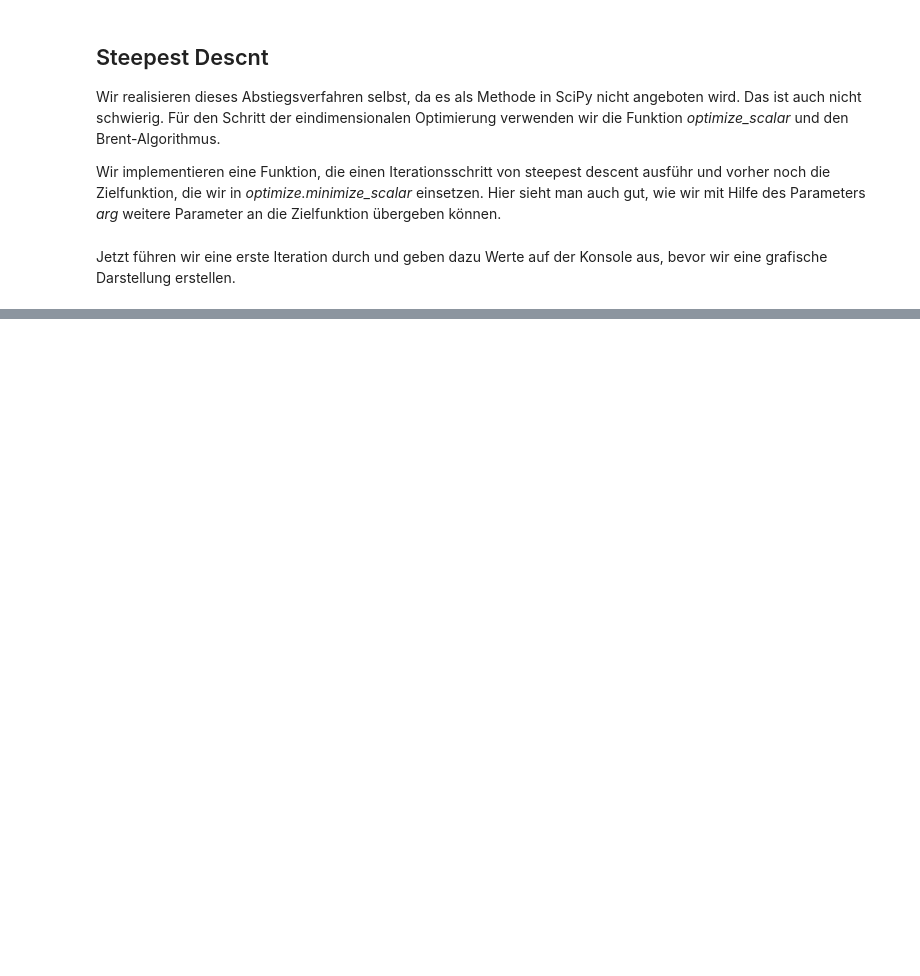
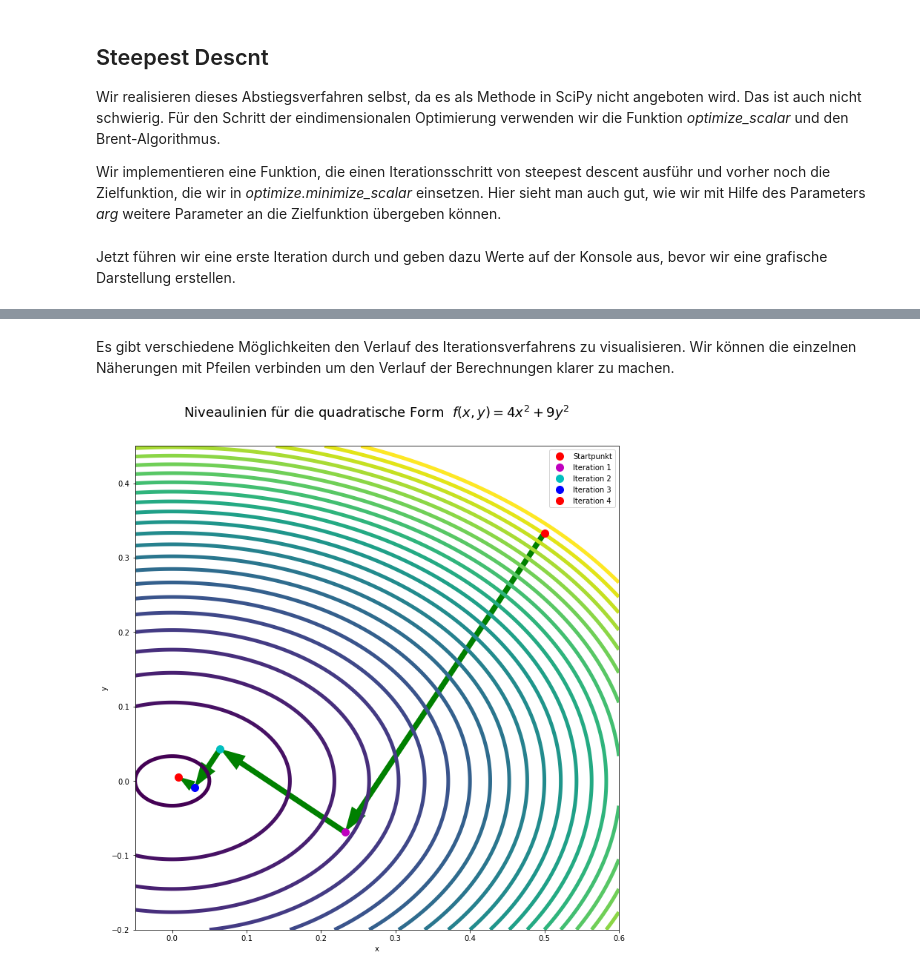
Before and after one commit to MBrill/Jupyter, a Jupyter notebook: Optimierung/steepestDescent.ipynb, the cells around one changed output, grey strips where cells are left out. Drawn from its saved outputs; the diff is of its cells as text; code cells hidden in the pictures; blank space fills up the shorter version.

```diff
--- a/Optimierung/steepestDescent.ipynb
+++ b/Optimierung/steepestDescent.ipynb
@@ -115,0 +175,47 @@ Funktionswert an diesem Punkt: 0.2577319587628866
+# %% [markdown]
+Es gibt verschiedene Möglichkeiten den Verlauf des Iterationsverfahrens zu visualisieren. Wir können die einzelnen Näherungen mit Pfeilen verbinden um den Verlauf der Berechnungen klarer zu machen.
+# %%
+fig = plt.figure(figsize=(12.0, 12.0))
+ax = fig.add_subplot(111)
+ax.set_aspect('equal')
+cplot = plt.contour(x, y, z,
+                    levels=levels,
+                    linewidths=5,
+                    extent=(xmin, xmax, -ymin, ymax))
+
+plt.plot(x0, y0, 'ro', markersize=10, label='Startpunkt')
+plt.plot(x1, y1, 'mo', markersize=10, label='Iteration 1')
+plt.plot(x2, y2, 'co', markersize=10, label='Iteration 2')
+plt.plot(x3, y3, 'bo', markersize=10, label='Iteration 3')
+plt.plot(x4, y4, 'ro', markersize=10, label='Iteration 4')
+
+plt.arrow(x0, y0, x1-x0, y1-y0,
+          width=0.0075,
+          fc='g',
+          ec='none',
+          length_includes_head=True)
+plt.arrow(x1, y1, x2-x1, y2-y1,
+          width=0.0075,
+          fc='g',
+          ec='none',
+          length_includes_head=True)
+plt.arrow(x2, y2, x3-x2, y3-y2,
+          width=0.0075,
+          fc='g',
+          ec='none',
+          length_includes_head=True)
+plt.arrow(x3, y3, x4-x3, y4-y3,
+          width=0.005,
+          fc='g',
+          ec='none',
+          length_includes_head=True)
+
+plt.xlabel('x')
+plt.ylabel('y')
+plt.title('Niveaulinien für die quadratische Form  $f(x, y) = 4 x^2 +  9 y^2$',
+          y=1.05, fontsize=18)
+plt.legend()
+
+plt.show()
+# %% [output]
+[figure, added]
```
Also changed, not shown: parts of 7 cells of this notebook, 1 other file.
